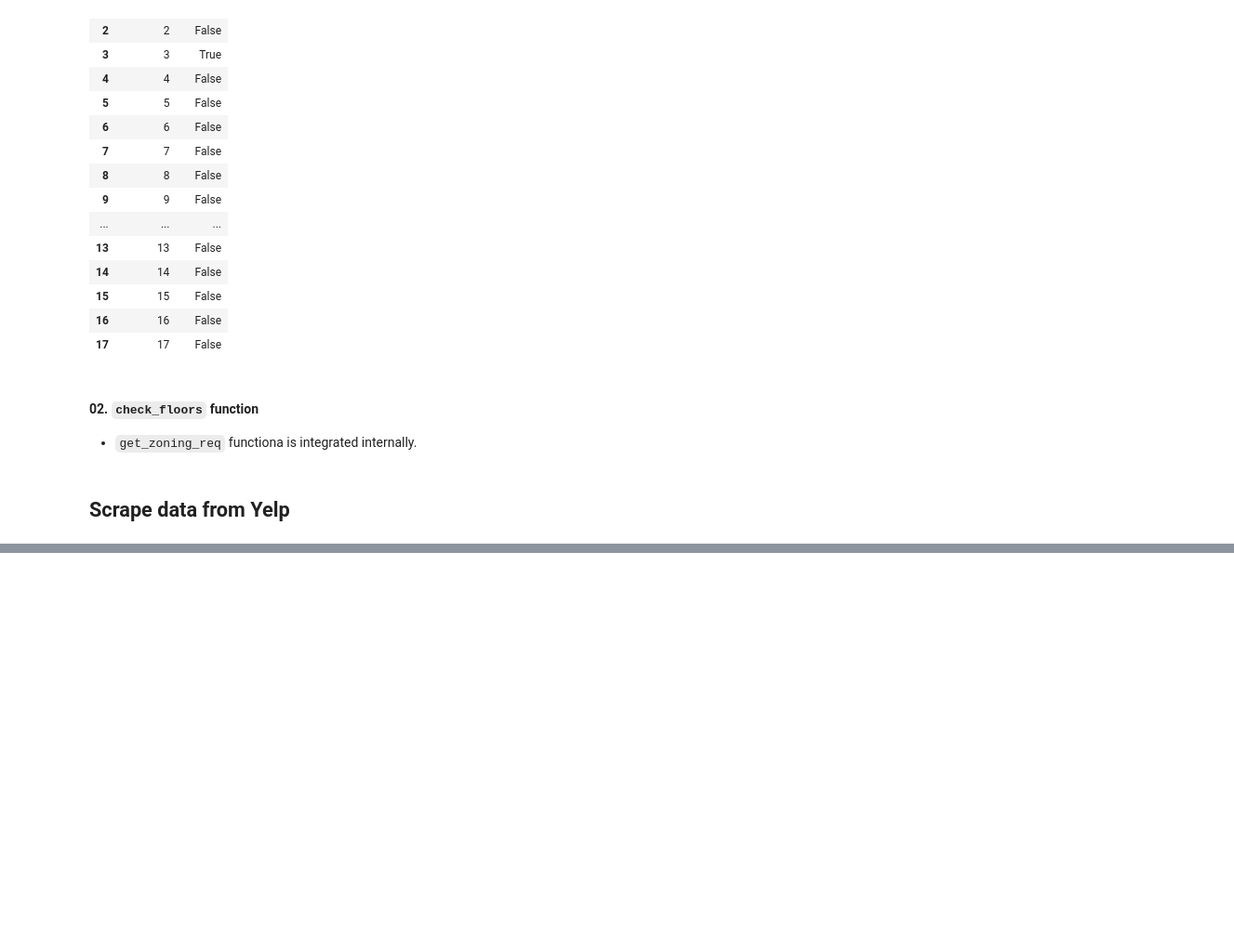
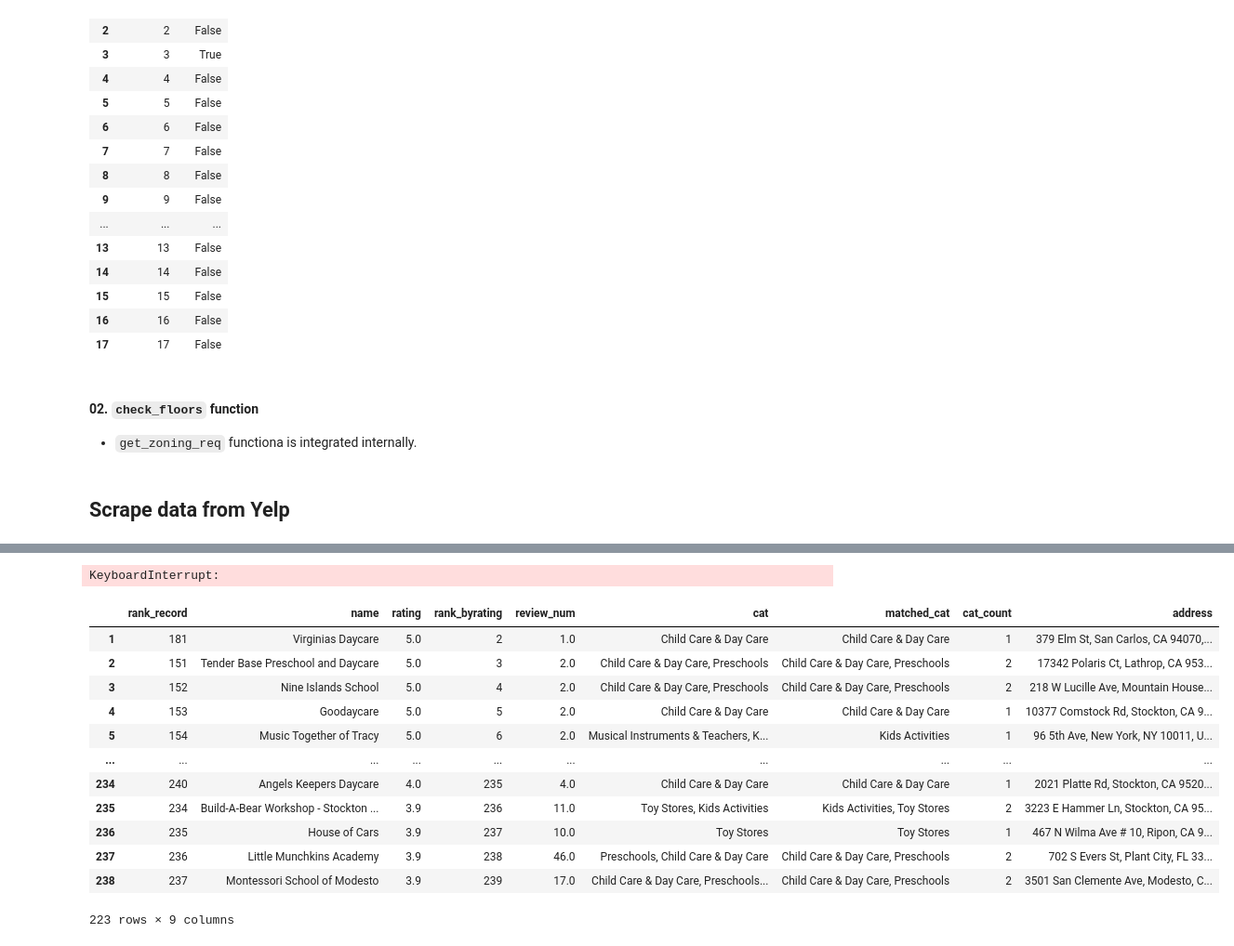
Before and after one commit to HOUPU1993/tidyzoning, a Jupyter notebook: test.ipynb, the cells around one changed output, grey strips where cells are left out. Shown at 93% size. Saved outputs shown, nothing was run; the diff lists cells and outputs as text; code cells hidden in the pictures; blank space fills up the shorter version.

```diff
--- a/test.ipynb
+++ b/test.ipynb
@@ -520,0 +624,26 @@ response.text
+# %%
+import googlemaps
+
+# Initialize Google Maps client with your API key
+gmaps = googlemaps.Client(key='AIzaSyAQhc_I_FMThXSrYR16_zFNJwS2VGZhbIg')
+
+# Function to search for a place and retrieve its address
+def search_place(name, location="Stockton, CA"):
+    try:
+        # Search for the business
+        query = f"{name}, {location}"
+        places_result = gmaps.places(query=query)
+        if places_result['status'] == 'OK' and places_result['results']:
+            # Extract the formatted address of the first match
+            place = places_result['results'][0]
+            formatted_address = place['formatted_address']
+            return formatted_address
+        else:
+            return "No address found"
+    except Exception as e:
+        print(f"Error searching for {name}: {e}")
+        return "Error occurred"
+
+yelp_kid_pois['address'] = yelp_kid_pois['name'].apply(lambda x: search_place(x))
+# %% [output]
+KeyboardInterrupt:
@@ -520,0 +652,26 @@ response.text
+# %%
+def retry_search_place(name):
+    time.sleep(1)  # To avoid rate limiting
+    return search_place(name)
+
+# Identify rows with 'No address found' and retry geocoding
+mask_no_address = yelp_kid_pois['address'] == 'No address found'
+yelp_kid_pois.loc[mask_no_address, 'address'] = yelp_kid_pois.loc[mask_no_address, 'name'].apply(retry_search_place)
+# %%
+yelp_kid_pois = yelp_kid_pois[yelp_kid_pois['address'] != 'No address found']
+# %%
+yelp_kid_pois
+# %% [output]
+|  | rank_record | name | rating | rank_byrating | review_num | cat | matched_cat | cat_count | address |
+| 1 | 181 | Virginias Daycare | 5.0 | 2 | 1.0 | Child Care & Day Care | Child Care & Day Care | 1 | 379 Elm St, San Carlos, CA 94070,... |
+| 2 | 151 | Tender Base Preschool and Daycare | 5.0 | 3 | 2.0 | Child Care & Day Care, Preschools | Child Care & Day Care, Preschools | 2 | 17342 Polaris Ct, Lathrop, CA 953... |
+| 3 | 152 | Nine Islands School | 5.0 | 4 | 2.0 | Child Care & Day Care, Preschools | Child Care & Day Care, Preschools | 2 | 218 W Lucille Ave, Mountain House... |
+| 4 | 153 | Goodaycare | 5.0 | 5 | 2.0 | Child Care & Day Care | Child Care & Day Care | 1 | 10377 Comstock Rd, Stockton, CA 9... |
+| 5 | 154 | Music Together of Tracy | 5.0 | 6 | 2.0 | Musical Instruments & Teachers, K... | Kids Activities | 1 | 96 5th Ave, New York, NY 10011, U... |
+| ... | ... | ... | ... | ... | ... | ... | ... | ... | ... |
+| 234 | 240 | Angels Keepers Daycare | 4.0 | 235 | 4.0 | Child Care & Day Care | Child Care & Day Care | 1 | 2021 Platte Rd, Stockton, CA 9520... |
+| 235 | 234 | Build-A-Bear Workshop - Stockton ... | 3.9 | 236 | 11.0 | Toy Stores, Kids Activities | Kids Activities, Toy Stores | 2 | 3223 E Hammer Ln, Stockton, CA 95... |
+| 236 | 235 | House of Cars | 3.9 | 237 | 10.0 | Toy Stores | Toy Stores | 1 | 467 N Wilma Ave # 10, Ripon, CA 9... |
+| 237 | 236 | Little Munchkins Academy | 3.9 | 238 | 46.0 | Preschools, Child Care & Day Care | Child Care & Day Care, Preschools | 2 | 702 S Evers St, Plant City, FL 33... |
+| 238 | 237 | Montessori School of Modesto | 3.9 | 239 | 17.0 | Child Care & Day Care, Preschools... | Child Care & Day Care, Preschools | 2 | 3501 San Clemente Ave, Modesto, C... |
+223 rows × 9 columns
```
Also changed, not shown: parts of 19 cells of this notebook, 1 other file.
